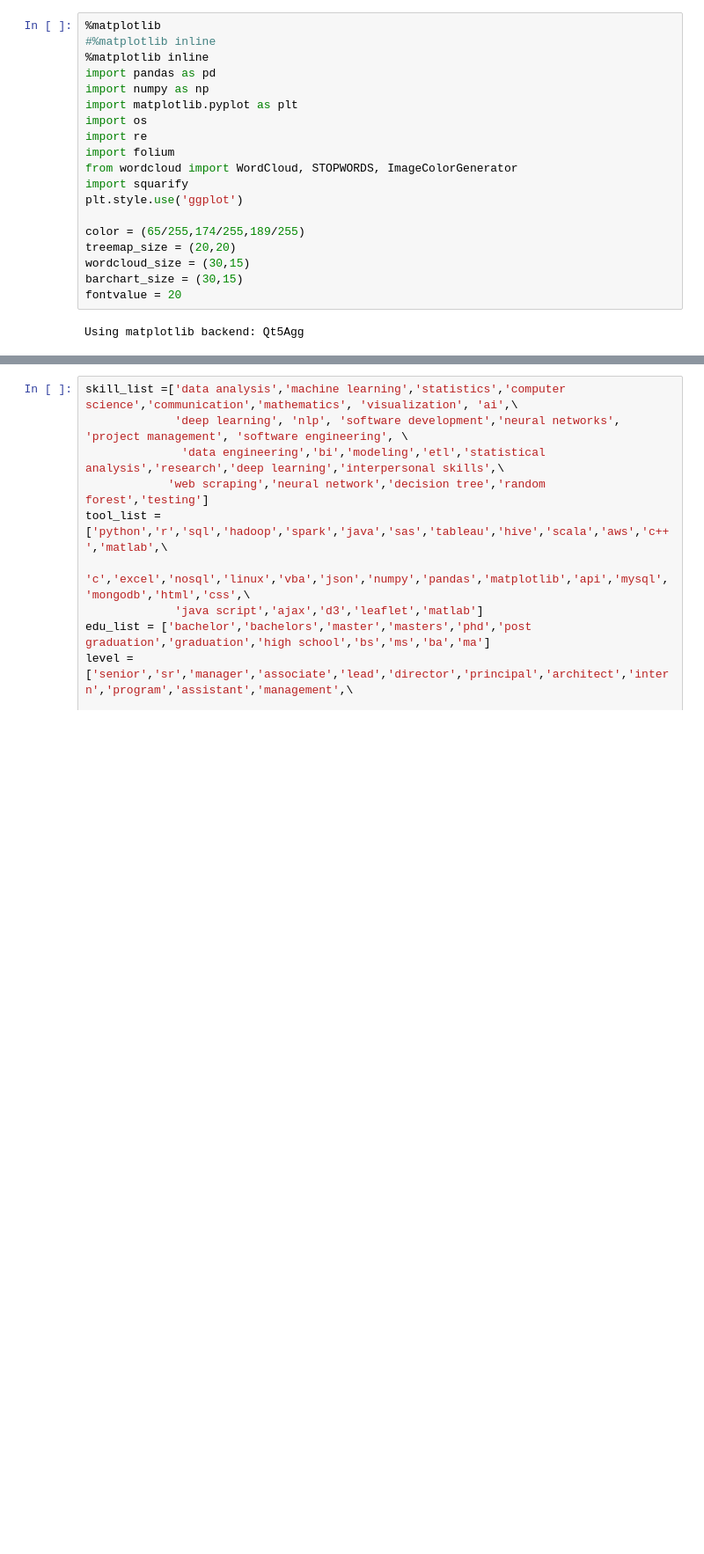
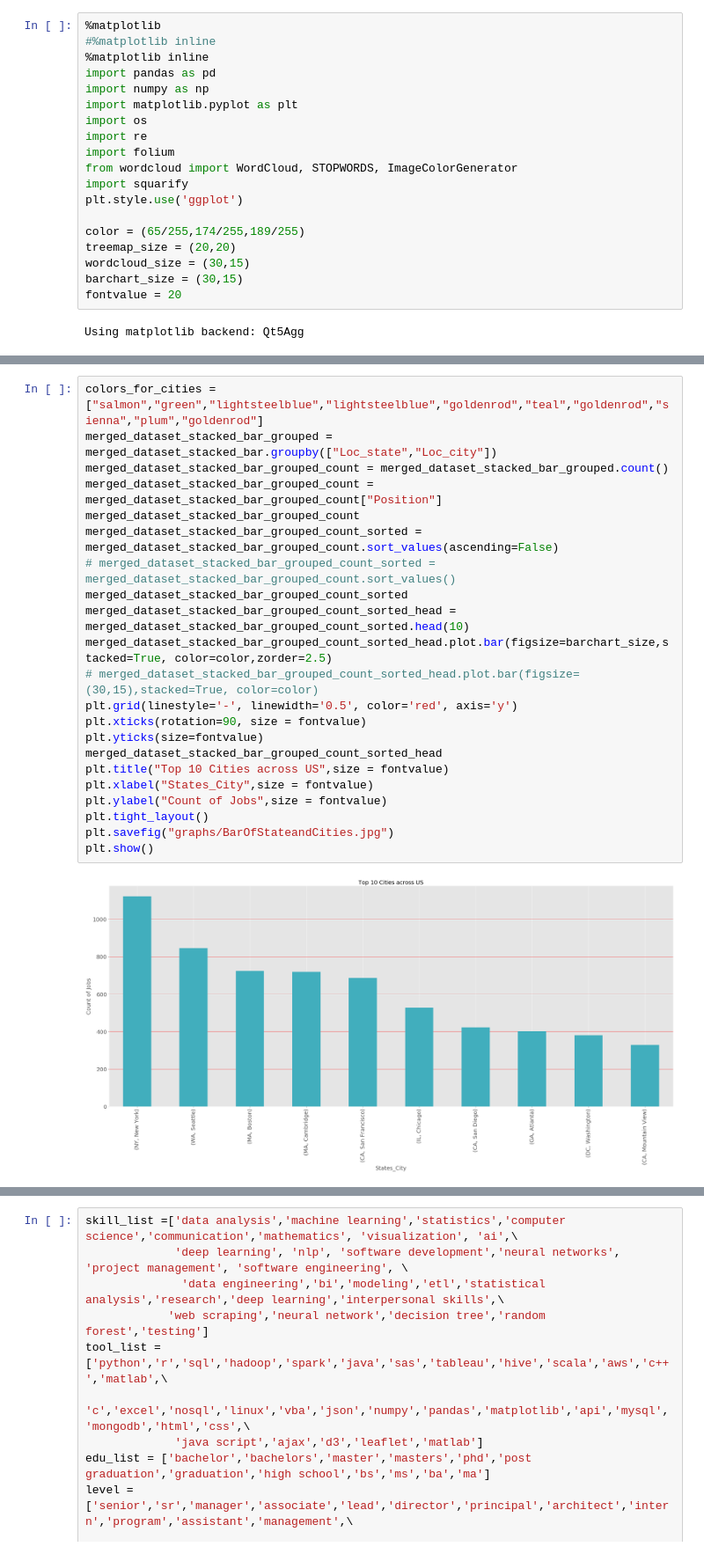
Before and after one commit to DataAnalyticsUCBX/Job_Analytics, a Jupyter notebook: Job_Analytics.ipynb, the cells around one changed output, grey strips where cells are left out. Shown at 88% size. Drawn from its saved outputs; the diff is of its cells as text; blank space fills up the shorter version.

```diff
--- a/Job_Analytics.ipynb
+++ b/Job_Analytics.ipynb
@@ -157,0 +227,24 @@ Did not find:[' AR', ' AZ', ' CA', ' CO', ' CT', ' DC', ' DE', ' FL', ' GA', ' H
+# %%
+colors_for_cities =["salmon","green","lightsteelblue","lightsteelblue","goldenrod","teal","goldenrod","sienna","plum","goldenrod"]
+merged_dataset_stacked_bar_grouped = merged_dataset_stacked_bar.groupby(["Loc_state","Loc_city"])
+merged_dataset_stacked_bar_grouped_count = merged_dataset_stacked_bar_grouped.count()
+merged_dataset_stacked_bar_grouped_count = merged_dataset_stacked_bar_grouped_count["Position"]
+merged_dataset_stacked_bar_grouped_count
+merged_dataset_stacked_bar_grouped_count_sorted = merged_dataset_stacked_bar_grouped_count.sort_values(ascending=False)
+# merged_dataset_stacked_bar_grouped_count_sorted = merged_dataset_stacked_bar_grouped_count.sort_values()
+merged_dataset_stacked_bar_grouped_count_sorted
+merged_dataset_stacked_bar_grouped_count_sorted_head = merged_dataset_stacked_bar_grouped_count_sorted.head(10)
+merged_dataset_stacked_bar_grouped_count_sorted_head.plot.bar(figsize=barchart_size,stacked=True, color=color,zorder=2.5)
+# merged_dataset_stacked_bar_grouped_count_sorted_head.plot.bar(figsize=(30,15),stacked=True, color=color)
+plt.grid(linestyle='-', linewidth='0.5', color='red', axis='y')
+plt.xticks(rotation=90, size = fontvalue)
+plt.yticks(size=fontvalue)
+merged_dataset_stacked_bar_grouped_count_sorted_head
+plt.title("Top 10 Cities across US",size = fontvalue)
+plt.xlabel("States_City",size = fontvalue)
+plt.ylabel("Count of Jobs",size = fontvalue)
+plt.tight_layout()
+plt.savefig("graphs/BarOfStateandCities.jpg")
+plt.show()
+# %% [output]
+[figure, added]
```
Also changed, not shown: parts of 24 cells of this notebook, 11 other files.
